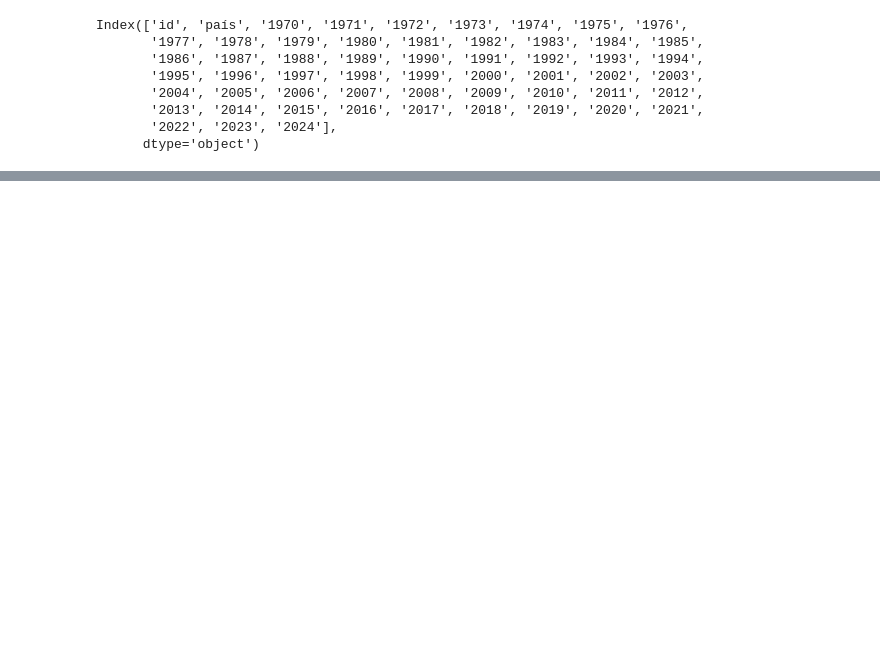
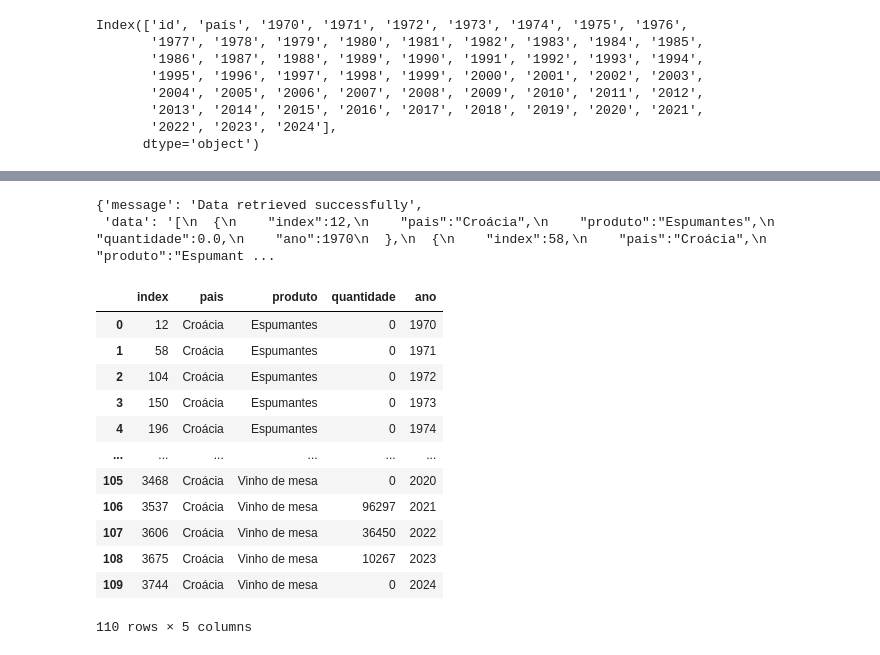
Before and after one commit to RVerdiF/api-embrapa-tech-challenge, a Jupyter notebook: app/teste.ipynb, the cells around one changed output, grey strips where cells are left out. Cells and saved outputs as stored; diff of their text form; code cells hidden in the pictures; blank space fills up the shorter version.

```diff
--- a/app/teste.ipynb
+++ b/app/teste.ipynb
@@ -202,0 +220,24 @@ df_pivoted
+# %%
+response = requests.get('http://localhost:8000/importacao/pais/Croácia')
+# %%
+response.json()
+# %% [output]
+{'message': 'Data retrieved successfully',
+ 'data': '[\n  {\n    "index":12,\n    "pais":"Croácia",\n    "produto":"Espumantes",\n    "quantidade":0.0,\n    "ano":1970\n  },\n  {\n    "index":58,\n    "pais":"Croácia",\n    "produto":"Espumant ...
+# %%
+df = pd.read_json(StringIO(response.json()['data']))
+df
+# %% [output]
+|  | index | pais | produto | quantidade | ano |
+| 0 | 12 | Croácia | Espumantes | 0 | 1970 |
+| 1 | 58 | Croácia | Espumantes | 0 | 1971 |
+| 2 | 104 | Croácia | Espumantes | 0 | 1972 |
+| 3 | 150 | Croácia | Espumantes | 0 | 1973 |
+| 4 | 196 | Croácia | Espumantes | 0 | 1974 |
+| ... | ... | ... | ... | ... | ... |
+| 105 | 3468 | Croácia | Vinho de mesa | 0 | 2020 |
+| 106 | 3537 | Croácia | Vinho de mesa | 96297 | 2021 |
+| 107 | 3606 | Croácia | Vinho de mesa | 36450 | 2022 |
+| 108 | 3675 | Croácia | Vinho de mesa | 10267 | 2023 |
+| 109 | 3744 | Croácia | Vinho de mesa | 0 | 2024 |
+110 rows × 5 columns
```
Also changed, not shown: parts of 5 cells of this notebook, 15 other files.
